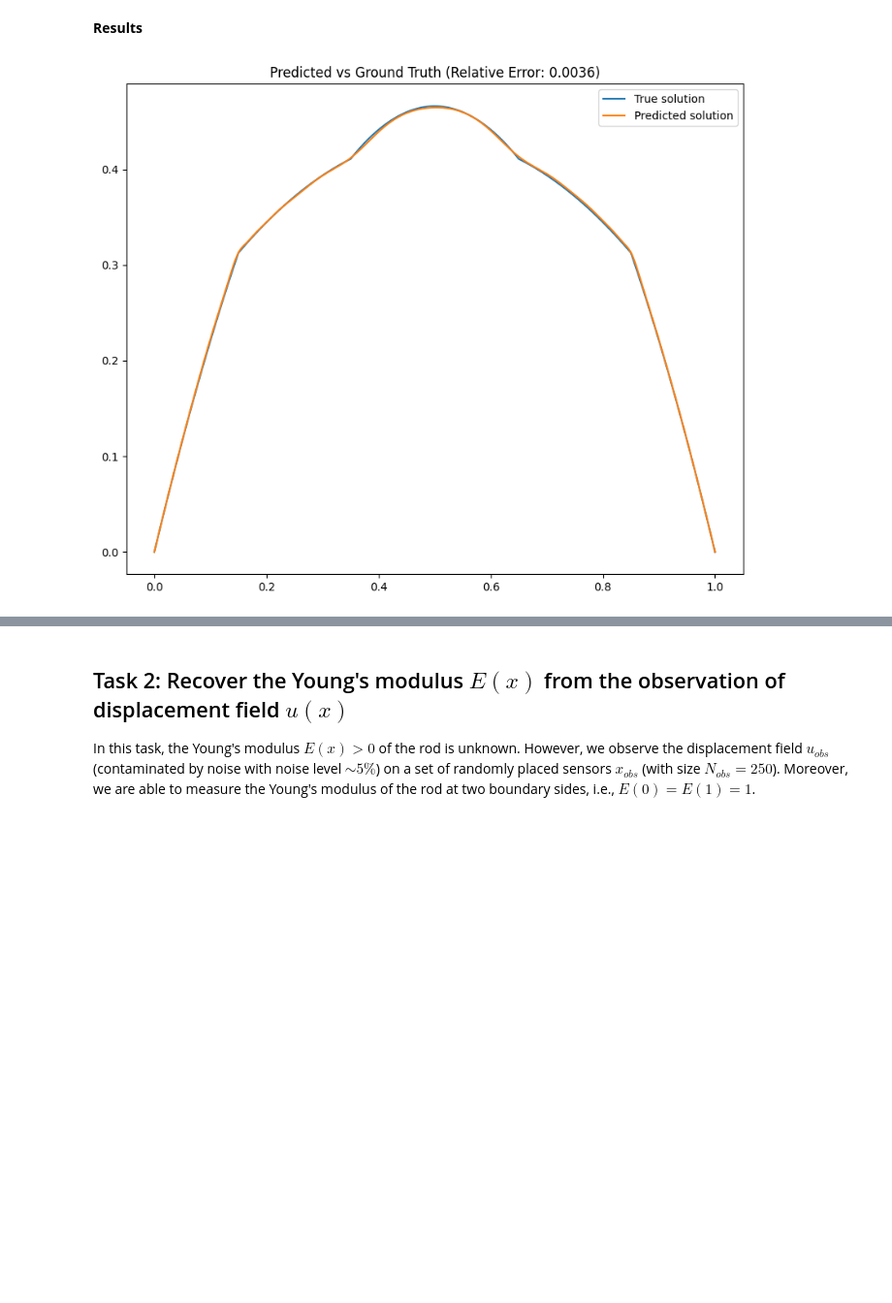
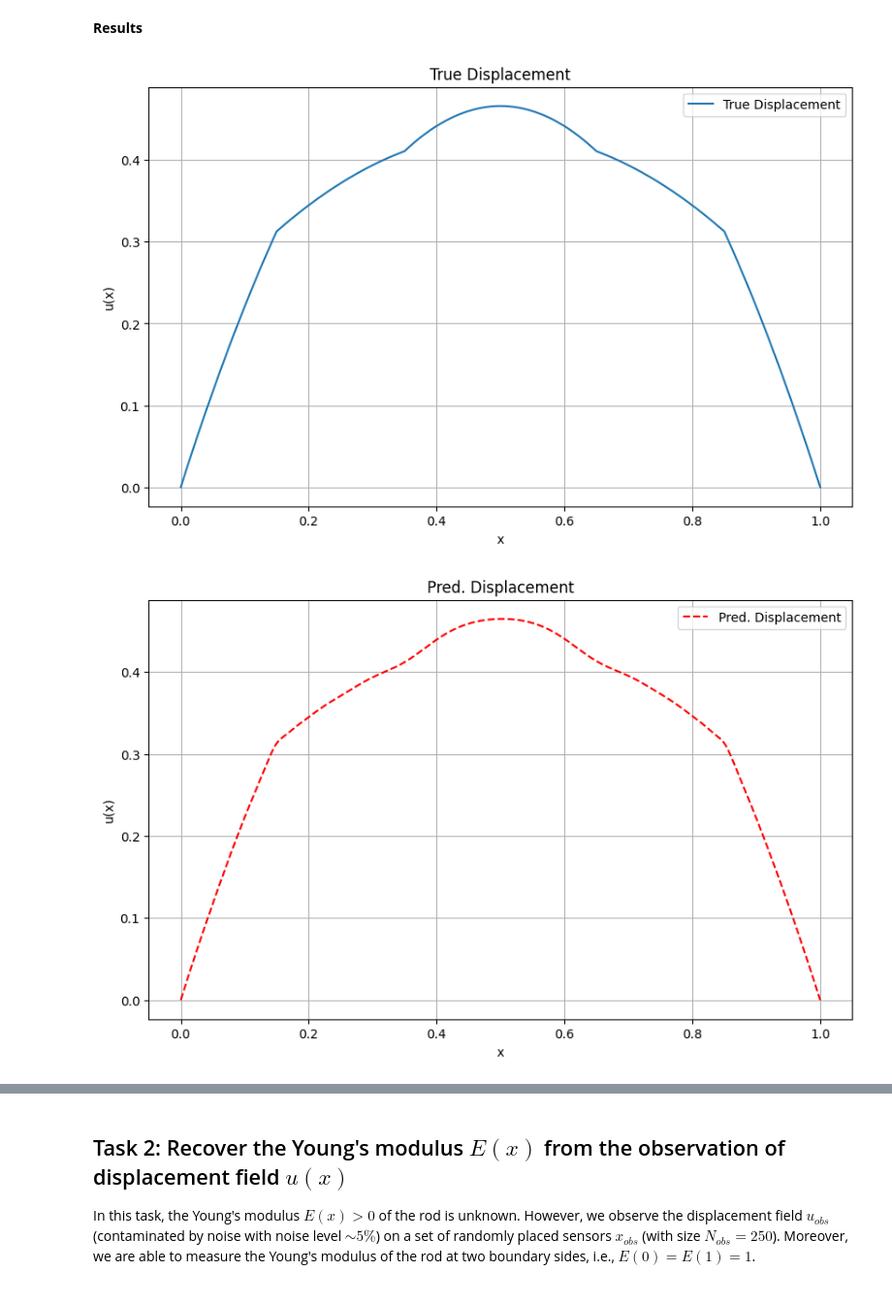
Before and after one commit to event-h0r1zon/DL-PDEs-TUM, a Jupyter notebook: problem-a/Problem_A.ipynb, the cells around one changed output, grey strips where cells are left out. Shown at 97% size. Saved outputs shown, nothing was run; the diff lists cells and outputs as text; code cells hidden in the pictures; blank space fills up the shorter version.

```diff
--- a/problem-a/Problem_A.ipynb
+++ b/problem-a/Problem_A.ipynb
@@ -255,14 +232,53 @@ Model weights saved successfully.
 # %% [markdown]
 **Results**
 # %%
-plt.figure(figsize=(10, 8))
-plt.plot(x_test.cpu().numpy(), u_test.cpu().numpy(), label="True solution")
+# Instantiate the model with the same architecture used for training
+loaded_model_u = MLP([1, 40, 40, 40, 40, 1], dtype=torch.float32).to(device)
 
-u_pred = model_u(x_test.to(device)).cpu().detach()
-plt.plot(x_test.cpu().numpy(), u_pred.numpy(), label="Predicted solution")
+# Load the saved weights
+loaded_model_u.load_state_dict(torch.load('model_u_task1.pth', weights_only=True))
 
+# Set the model to evaluation mode
+loaded_model_u.eval()
+
+u_pred = loaded_model_u(x_test.to(device)).cpu().detach()
+x_test_np = x_test.cpu().numpy()
+u_test_np = u_test.cpu().numpy()
+u_pred_np = u_pred.numpy()
+
+# Figure 1: True solution
+plt.figure(figsize=(10, 6))
+plt.plot(x_test_np, u_test_np, label="True Displacement")
+plt.title("True Displacement")
+plt.xlabel("x")
+plt.ylabel("u(x)")
 plt.legend()
-plt.title(f"Predicted vs Ground Truth (Relative Error: {error.item():.4f})")
+plt.grid(True)
+plt.savefig("ts_a_task1.png")
 plt.show()
+
+# Figure 2: Predicted solution
+plt.figure(figsize=(10, 6))
+plt.plot(x_test_np, u_pred_np, 'r--', label="Pred. Displacement")
+plt.title("Pred. Displacement")
+plt.xlabel("x")
+plt.ylabel("u(x)")
+plt.legend()
+plt.grid(True)
+plt.savefig("ps_a_task1.png")
+plt.show()
+
+# Figure 3: Pointwise absolute error
+pointwise_abs_error = np.abs(u_pred_np - u_test_np)
+plt.figure(figsize=(10, 6))
+plt.plot(x_test_np, pointwise_abs_error, label="Pointwise Absolute Error")
+plt.title("Pointwise Absolute Error")
+plt.xlabel("x")
+plt.ylabel("Abs. Error")
+plt.legend()
+plt.grid(True)
+plt.savefig("pae_a_task1.png")
+plt.show()
 # %% [output]
-[figure, old version]
+[figure, new version]
+[figure, added]
```
Also changed, not shown: parts of 4 cells of this notebook, 13 other files.
